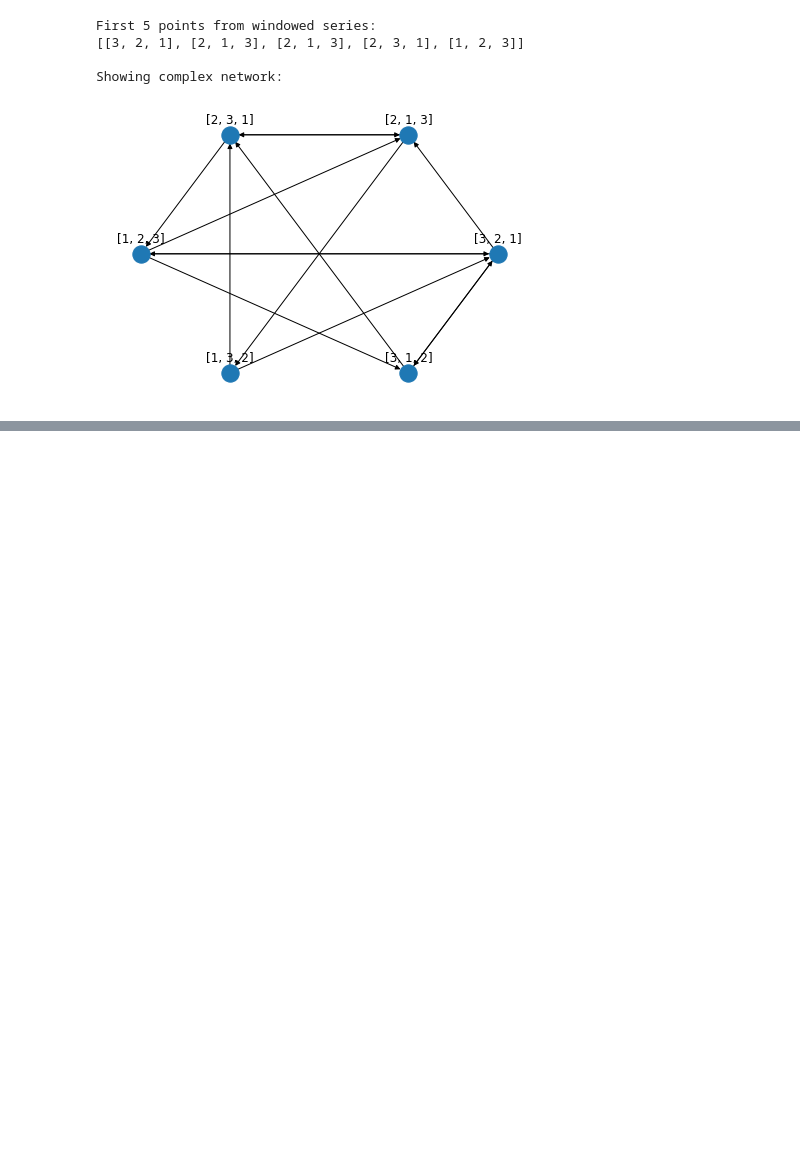
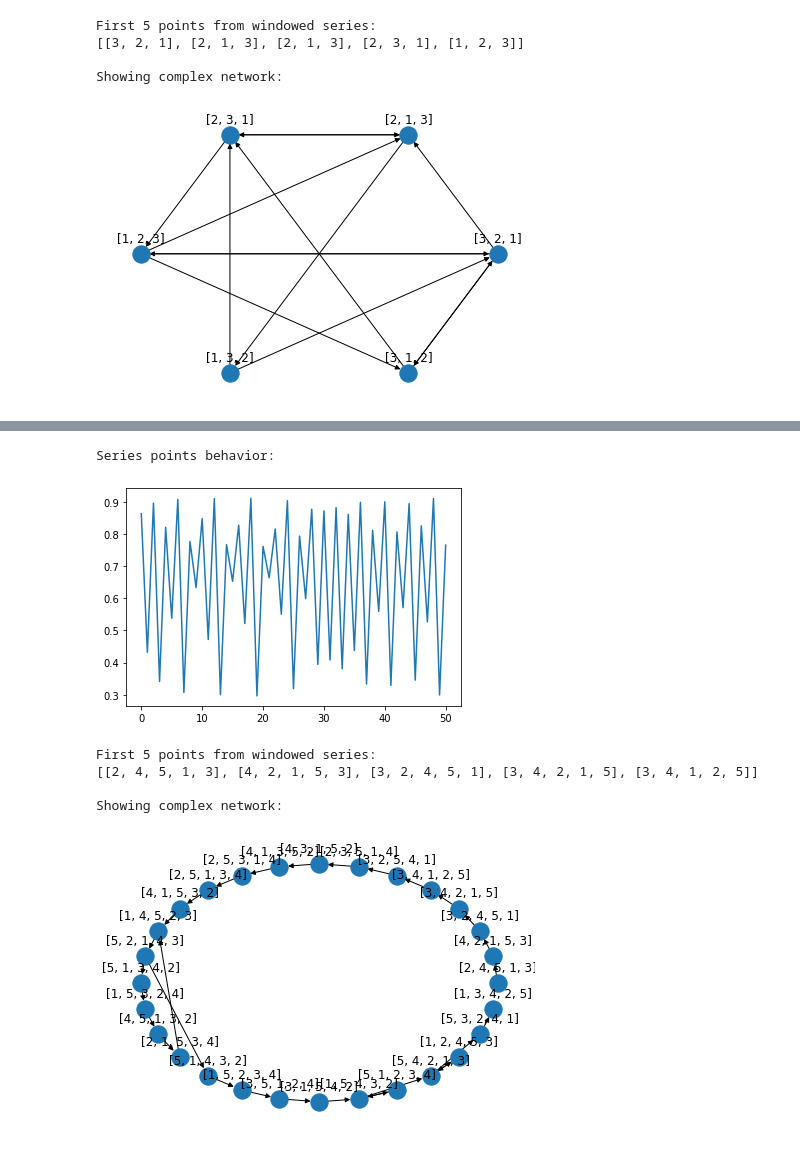
Before and after one commit to rafaelleinio/ntsa, a Jupyter notebook: ntsa/reports/Complex Networks.ipynb, the cells around one changed output, grey strips where cells are left out. Saved outputs shown, nothing was run; the diff lists cells and outputs as text; code cells hidden in the pictures; blank space fills up the shorter version.

```diff
--- a/ntsa/reports/Complex Networks.ipynb
+++ b/ntsa/reports/Complex Networks.ipynb
@@ -122,0 +176,11 @@ Showing complex network:
+# %%
+# m = 5 and delay = 4
+create_series_analysis(DriftLogisticMapGenerator(start_point=0.1, r=3.65, c=0), m=5, delay=4)
+# %% [output]
+Series points behavior:
+[figure, added]
+First 5 points from windowed series:
+[[2, 4, 5, 1, 3], [4, 2, 1, 5, 3], [3, 2, 4, 5, 1], [3, 4, 2, 1, 5], [3, 4, 1, 2, 5]]
+
+Showing complex network:
+[figure, added]
```
Also changed, not shown: parts of 16 cells of this notebook, 2 other files.
